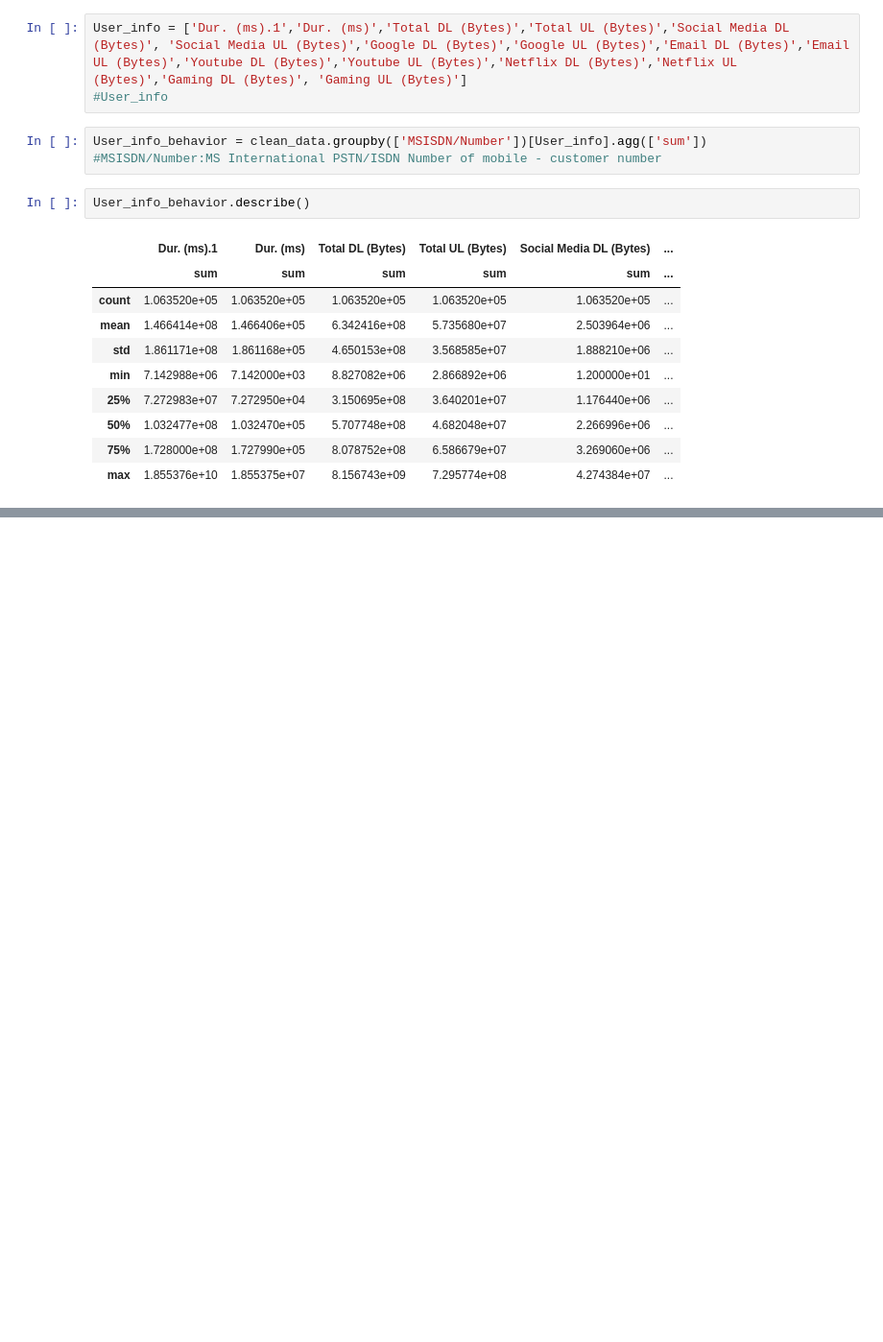
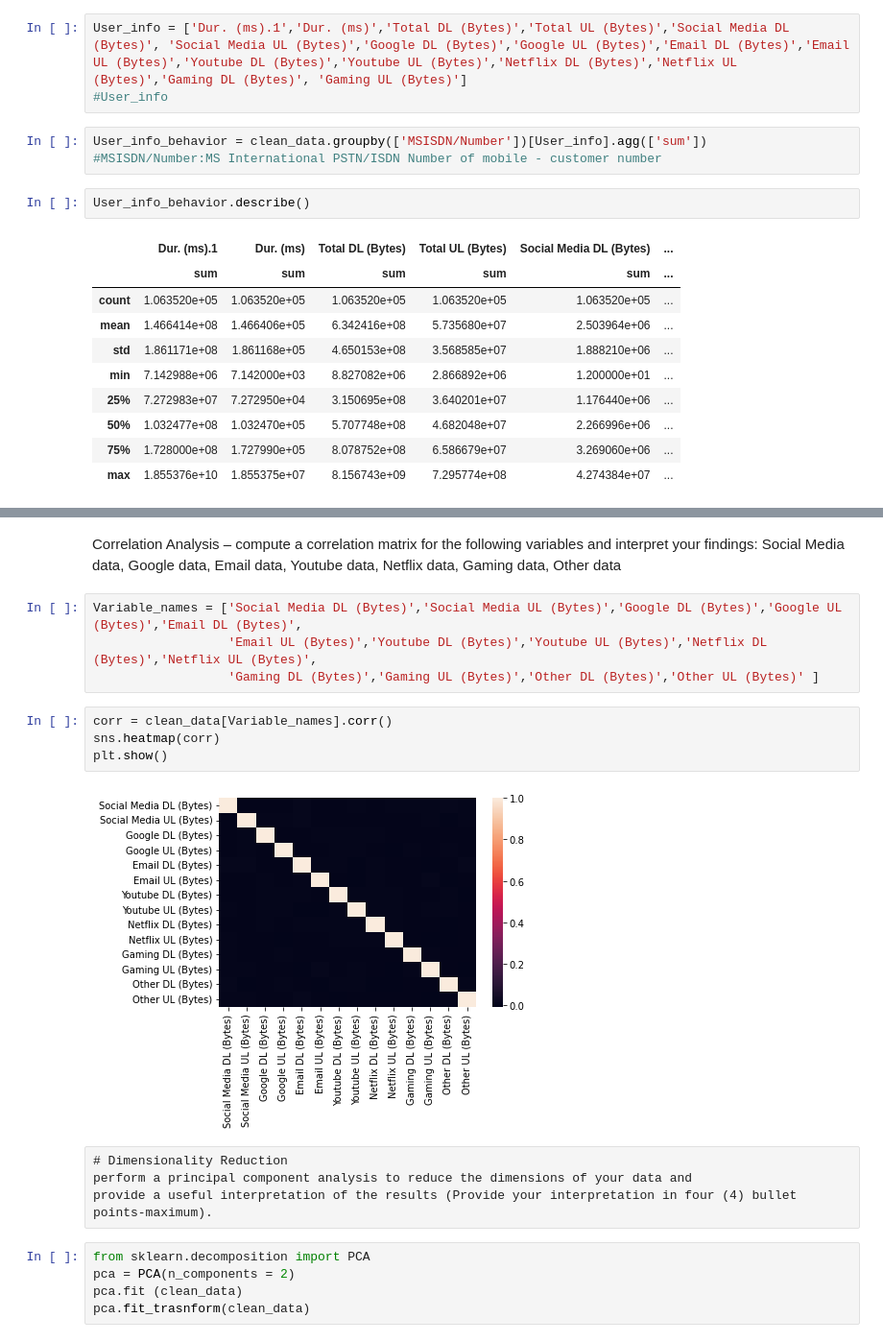
Before and after one commit to celine-kanagwa/Telco_analysis, a Jupyter notebook: Notebook/Untitled.ipynb, the cells around one changed output, grey strips where cells are left out. Shown at 96% size. Saved outputs shown, nothing was run; the diff lists cells and outputs as text; blank space fills up the shorter version.

```diff
--- a/Notebook/Untitled.ipynb
+++ b/Notebook/Untitled.ipynb
@@ -288,0 +373,21 @@ User_info_behavior.describe()
+# %% [markdown]
+Correlation Analysis – compute a correlation matrix for the following variables and interpret your findings: Social Media data, Google data, Email data, Youtube data, Netflix data, Gaming data, Other data
+# %%
+Variable_names = ['Social Media DL (Bytes)','Social Media UL (Bytes)','Google DL (Bytes)','Google UL (Bytes)','Email DL (Bytes)',
+                  'Email UL (Bytes)','Youtube DL (Bytes)','Youtube UL (Bytes)','Netflix DL (Bytes)','Netflix UL (Bytes)',
+                  'Gaming DL (Bytes)','Gaming UL (Bytes)','Other DL (Bytes)','Other UL (Bytes)' ]
+# %%
+corr = clean_data[Variable_names].corr()
+sns.heatmap(corr)
+plt.show()
+# %% [output]
+[figure, added]
+# %% [raw]
+# Dimensionality Reduction
+perform a principal component analysis to reduce the dimensions of your data and
+provide a useful interpretation of the results (Provide your interpretation in four (4) bullet points-maximum).
+# %%
+from sklearn.decomposition import PCA
+pca = PCA(n_components = 2)
+pca.fit (clean_data)
+pca.fit_trasnform(clean_data)
```
Also changed, not shown: parts of 9 cells of this notebook.
